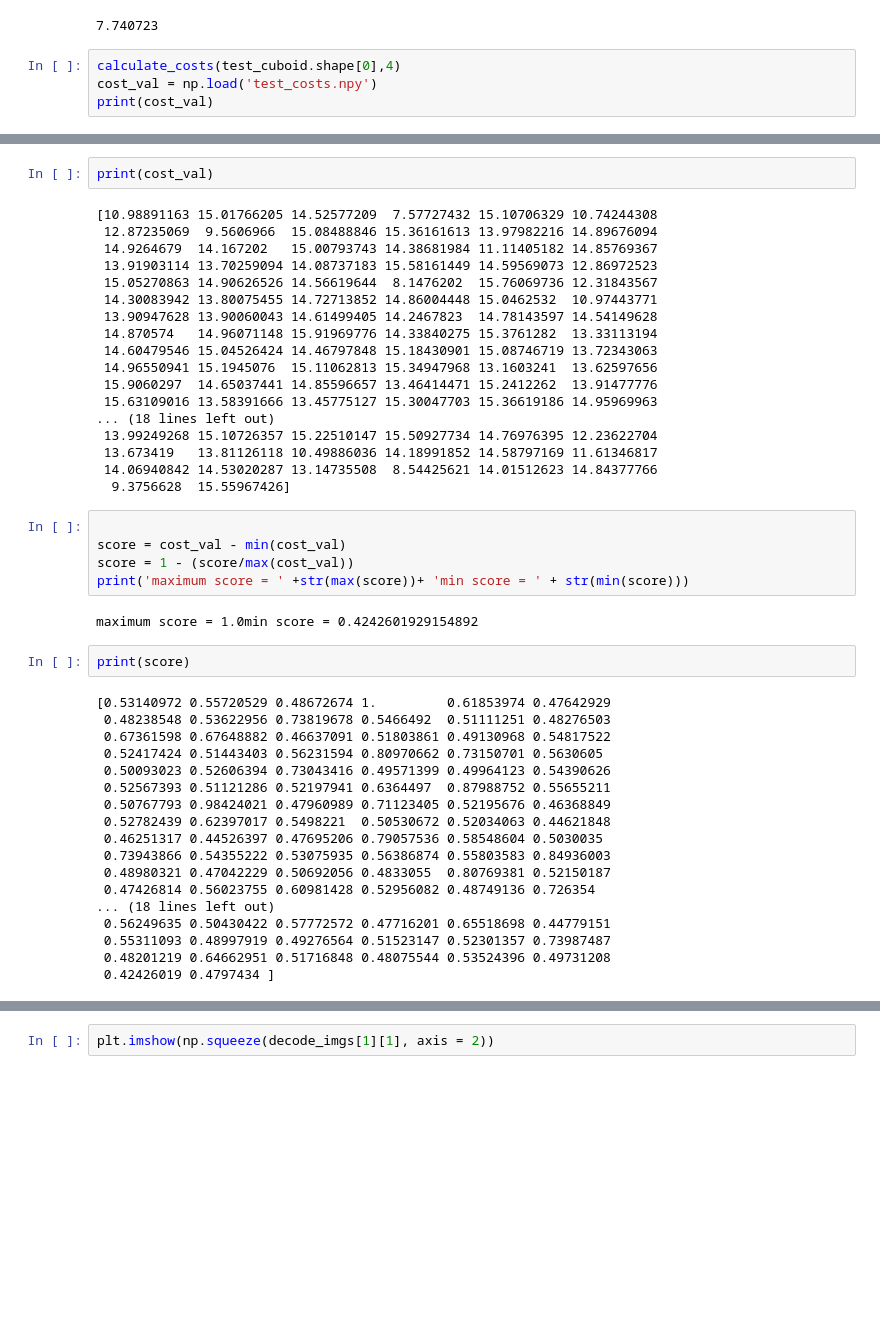
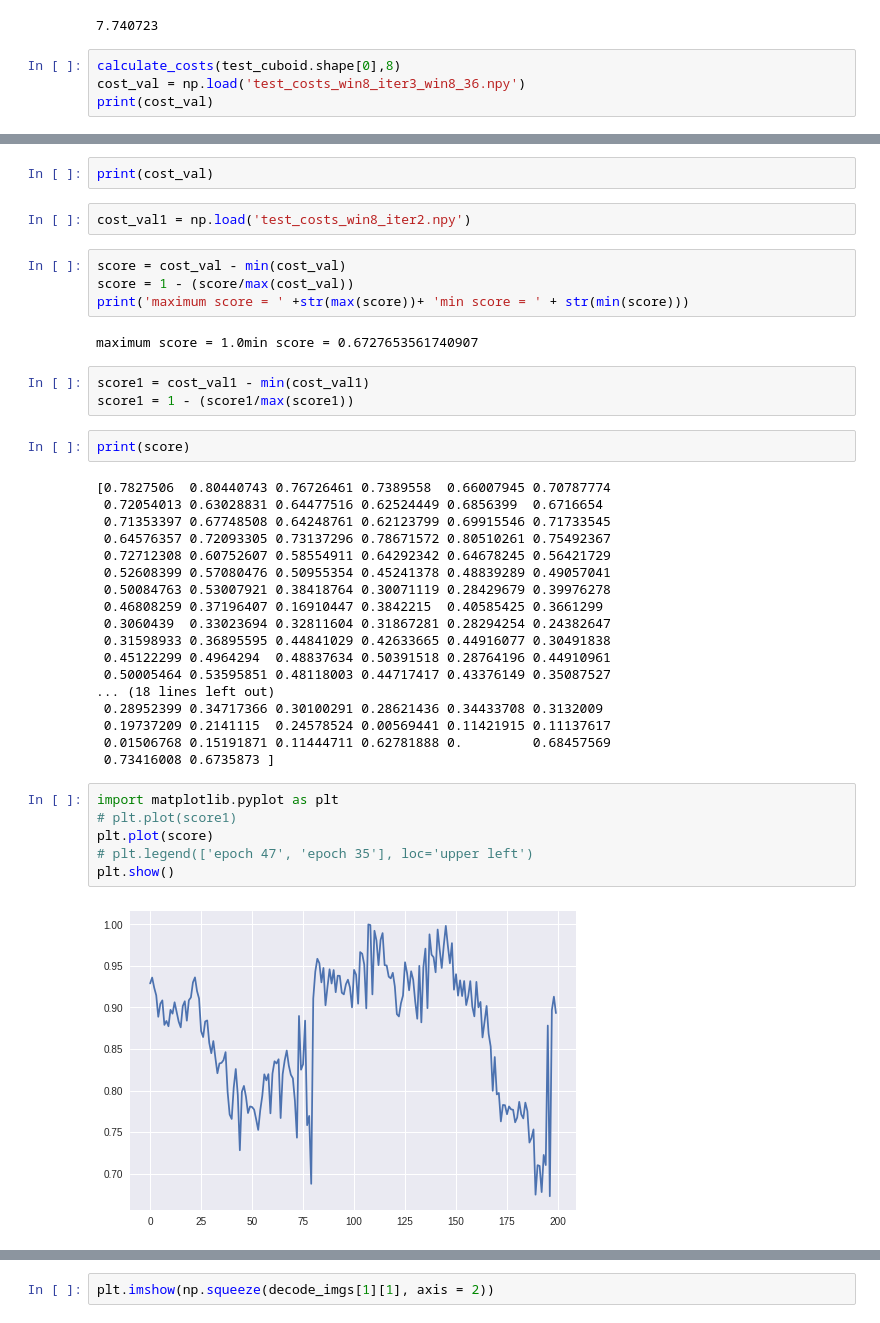
Before and after one commit to MChamith/SpatioAE, a Jupyter notebook: trainae.ipynb, the cells around one changed output, grey strips where cells are left out. Drawn from its saved outputs; the diff is of its cells as text; blank space fills up the shorter version.

```diff
--- a/trainae.ipynb
+++ b/trainae.ipynb
@@ -411,7 +472,7 @@ print(np.linalg.norm(np.squeeze(decode_imgs[1][2])-np.squeeze(test_cuboid[1][2])
 # %% [output]
 7.740723
 # %%
-calculate_costs(test_cuboid.shape[0],4)
-cost_val = np.load('test_costs.npy')
+calculate_costs(test_cuboid.shape[0],8)
+cost_val = np.load('test_costs_win8_iter3_win8_36.npy')
 print(cost_val)
 # %% [output]
@@ -435,50 +496,44 @@ print(cost_val)
 # %%
 print(cost_val)
-# %% [output]
-[10.98891163 15.01766205 14.52577209  7.57727432 15.10706329 10.74244308
- 12.87235069  9.5606966  15.08488846 15.36161613 13.97982216 14.89676094
- 14.9264679  14.167202   15.00793743 14.38681984 11.11405182 14.85769367
- 13.91903114 13.70259094 14.08737183 15.58161449 14.59569073 12.86972523
- 15.05270863 14.90626526 14.56619644  8.1476202  15.76069736 12.31843567
- 14.30083942 13.80075455 14.72713852 14.86004448 15.0462532  10.97443771
- 13.90947628 13.90060043 14.61499405 14.2467823  14.78143597 14.54149628
- 14.870574   14.96071148 15.91969776 14.33840275 15.3761282  13.33113194
- 14.60479546 15.04526424 14.46797848 15.18430901 15.08746719 13.72343063
- 14.96550941 15.1945076  15.11062813 15.34947968 13.1603241  13.62597656
- 15.9060297  14.65037441 14.85596657 13.46414471 15.2412262  13.91477776
- 15.63109016 13.58391666 13.45775127 15.30047703 15.36619186 14.95969963
-... (18 lines left out)
- 13.99249268 15.10726357 15.22510147 15.50927734 14.76976395 12.23622704
- 13.673419   13.81126118 10.49886036 14.18991852 14.58797169 11.61346817
- 14.06940842 14.53020287 13.14735508  8.54425621 14.01512623 14.84377766
-  9.3756628  15.55967426]
+# %%
+cost_val1 = np.load('test_costs_win8_iter2.npy')
 # %%
-
 score = cost_val - min(cost_val)
 score = 1 - (score/max(cost_val))
 print('maximum score = ' +str(max(score))+ 'min score = ' + str(min(score)))
 # %% [output]
-maximum score = 1.0min score = 0.4242601929154892
+maximum score = 1.0min score = 0.6727653561740907
+# %%
+score1 = cost_val1 - min(cost_val1)
+score1 = 1 - (score1/max(score1))
 # %%
 print(score)
 # %% [output]
-[0.53140972 0.55720529 0.48672674 1.         0.61853974 0.47642929
- 0.48238548 0.53622956 0.73819678 0.5466492  0.51111251 0.48276503
- 0.67361598 0.67648882 0.46637091 0.51803861 0.49130968 0.54817522
- 0.52417424 0.51443403 0.56231594 0.80970662 0.73150701 0.5630605
- 0.50093023 0.52606394 0.73043416 0.49571399 0.49964123 0.54390626
- 0.52567393 0.51121286 0.52197941 0.6364497  0.87988752 0.55655211
- 0.50767793 0.98424021 0.47960989 0.71123405 0.52195676 0.46368849
- 0.52782439 0.62397017 0.5498221  0.50530672 0.52034063 0.44621848
- 0.46251317 0.44526397 0.47695206 0.79057536 0.58548604 0.5030035
- 0.73943866 0.54355222 0.53075935 0.56386874 0.55803583 0.84936003
- 0.48980321 0.47042229 0.50692056 0.4833055  0.80769381 0.52150187
- 0.47426814 0.56023755 0.60981428 0.52956082 0.48749136 0.726354
+[0.7827506  0.80440743 0.76726461 0.7389558  0.66007945 0.70787774
+ 0.72054013 0.63028831 0.64477516 0.62524449 0.6856399  0.6716654
+ 0.71353397 0.67748508 0.64248761 0.62123799 0.69915546 0.71733545
+ 0.64576357 0.72093305 0.73137296 0.78671572 0.80510261 0.75492367
+ 0.72712308 0.60752607 0.58554911 0.64292342 0.64678245 0.56421729
+ 0.52608399 0.57080476 0.50955354 0.45241378 0.48839289 0.49057041
+ 0.50084763 0.53007921 0.38418764 0.30071119 0.28429679 0.39976278
+ 0.46808259 0.37196407 0.16910447 0.3842215  0.40585425 0.3661299
+ 0.3060439  0.33023694 0.32811604 0.31867281 0.28294254 0.24382647
+ 0.31598933 0.36895595 0.44841029 0.42633665 0.44916077 0.30491838
+ 0.45122299 0.4964294  0.48837634 0.50391518 0.28764196 0.44910961
+ 0.50005464 0.53595851 0.48118003 0.44717417 0.43376149 0.35087527
 ... (18 lines left out)
- 0.56249635 0.50430422 0.57772572 0.47716201 0.65518698 0.44779151
- 0.55311093 0.48997919 0.49276564 0.51523147 0.52301357 0.73987487
- 0.48201219 0.64662951 0.51716848 0.48075544 0.53524396 0.49731208
- 0.42426019 0.4797434 ]
+ 0.28952399 0.34717366 0.30100291 0.28621436 0.34433708 0.3132009
+ 0.19737209 0.2141115  0.24578524 0.00569441 0.11421915 0.11137617
+ 0.01506768 0.15191871 0.11444711 0.62781888 0.         0.68457569
+ 0.73416008 0.6735873 ]
+# %%
+import matplotlib.pyplot as plt
+# plt.plot(score1)
+plt.plot(score)
+# plt.legend(['epoch 47', 'epoch 35'], loc='upper left')
+plt.show()
+# %% [output]
+[figure, added]
 # %%
 import matplotlib.pyplot as plt
 from PIL import Image
```
Also changed, not shown: parts of 27 cells of this notebook.
